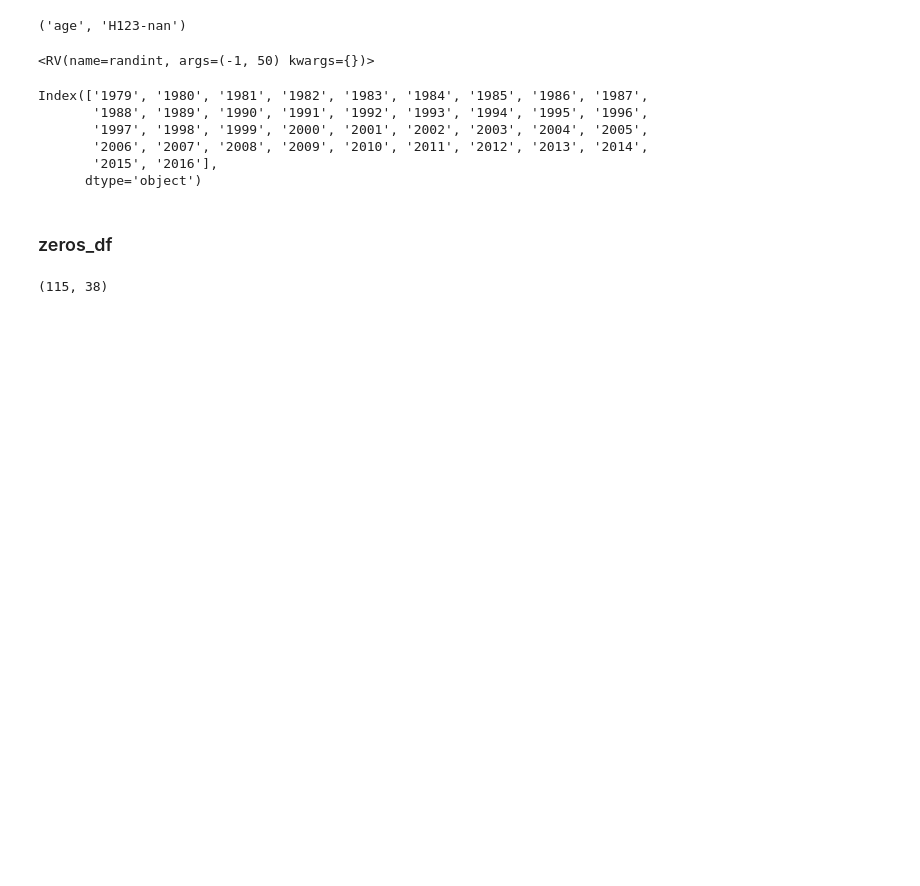
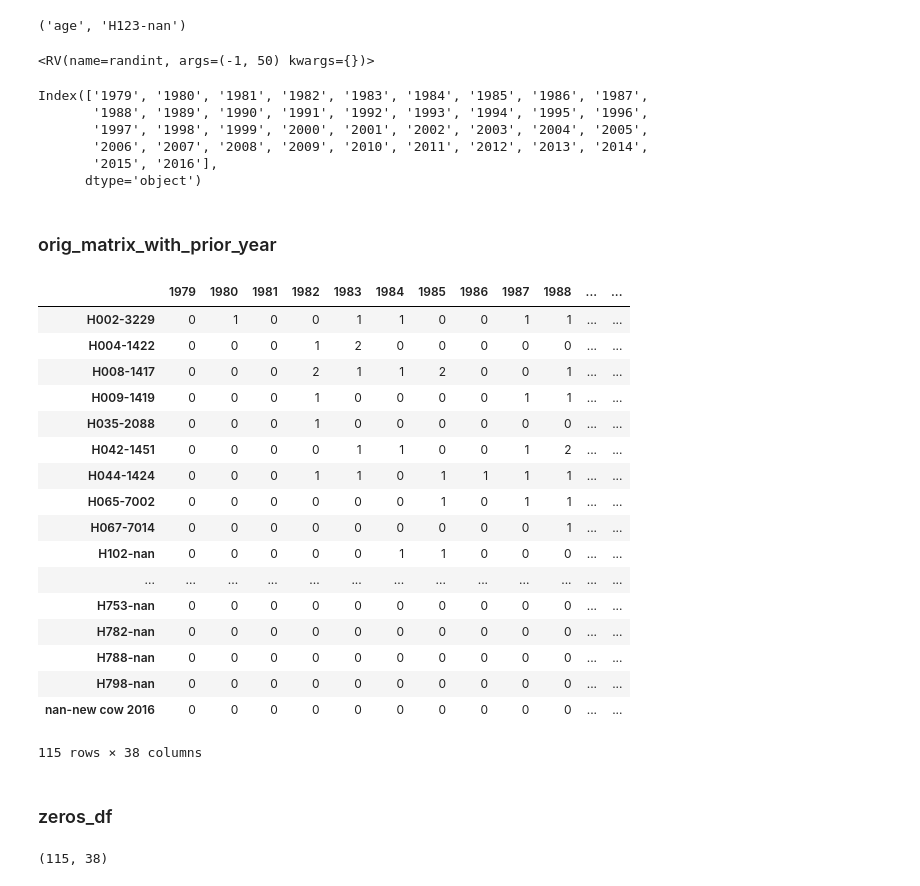
Before and after one commit to Edderic/mics-whales, a Jupyter notebook: mics-whales.ipynb, the cells around one changed output. Cells and saved outputs as stored; diff of their text form; code cells hidden in the pictures; blank space fills up the shorter version.

```diff
--- a/mics-whales.ipynb
+++ b/mics-whales.ipynb
@@ -815,6 +679,47 @@ Index(['1979', '1980', '1981', '1982', '1983', '1984', '1985', '1986', '1987',
        '2006', '2007', '2008', '2009', '2010', '2011', '2012', '2013', '2014',
        '2015', '2016'],
       dtype='object')
+# %% [markdown]
+### orig_matrix_with_prior_year
+# %%
+def orig_matrix_with_prior_year(cleaned_matrix):
+    """
+        Makes a copy of the original (cleaned) matrix. Adds a column of zeros for the year before the earliest year.
+
+        Parameters:
+            cleaned_matrix: a DataFrame object. Columns are years. Rows are IDs of whales.
+
+        Returns:
+            a DataFrame object
+    """
+    columns_with_prior_year = create_columns_with_prior_year(cleaned_matrix)
+
+    copy = cleaned_matrix.copy()
+    copy[columns_with_prior_year.values[0]] = 0
+    copy = copy.reindex(sorted(copy.columns), axis=1)
+
+    return copy
+# %%
+orig_matrix_with_prior_year(cleaned_matrix)
+# %% [output]
+|  | 1979 | 1980 | 1981 | 1982 | 1983 | 1984 | 1985 | 1986 | 1987 | 1988 | ... | ... |
+| H002-3229 | 0 | 1 | 0 | 0 | 1 | 1 | 0 | 0 | 1 | 1 | ... | ... |
+| H004-1422 | 0 | 0 | 0 | 1 | 2 | 0 | 0 | 0 | 0 | 0 | ... | ... |
+| H008-1417 | 0 | 0 | 0 | 2 | 1 | 1 | 2 | 0 | 0 | 1 | ... | ... |
+| H009-1419 | 0 | 0 | 0 | 1 | 0 | 0 | 0 | 0 | 1 | 1 | ... | ... |
+| H035-2088 | 0 | 0 | 0 | 1 | 0 | 0 | 0 | 0 | 0 | 0 | ... | ... |
+| H042-1451 | 0 | 0 | 0 | 0 | 1 | 1 | 0 | 0 | 1 | 2 | ... | ... |
+| H044-1424 | 0 | 0 | 0 | 1 | 1 | 0 | 1 | 1 | 1 | 1 | ... | ... |
+| H065-7002 | 0 | 0 | 0 | 0 | 0 | 0 | 1 | 0 | 1 | 1 | ... | ... |
+| H067-7014 | 0 | 0 | 0 | 0 | 0 | 0 | 0 | 0 | 0 | 1 | ... | ... |
+| H102-nan | 0 | 0 | 0 | 0 | 0 | 1 | 1 | 0 | 0 | 0 | ... | ... |
+| ... | ... | ... | ... | ... | ... | ... | ... | ... | ... | ... | ... | ... |
+| H753-nan | 0 | 0 | 0 | 0 | 0 | 0 | 0 | 0 | 0 | 0 | ... | ... |
+| H782-nan | 0 | 0 | 0 | 0 | 0 | 0 | 0 | 0 | 0 | 0 | ... | ... |
+| H788-nan | 0 | 0 | 0 | 0 | 0 | 0 | 0 | 0 | 0 | 0 | ... | ... |
+| H798-nan | 0 | 0 | 0 | 0 | 0 | 0 | 0 | 0 | 0 | 0 | ... | ... |
+| nan-new cow 2016 | 0 | 0 | 0 | 0 | 0 | 0 | 0 | 0 | 0 | 0 | ... | ... |
+115 rows × 38 columns
 # %% [markdown]
 ### zeros_df
 # %%
```
Also changed, not shown: parts of 45 cells of this notebook.
